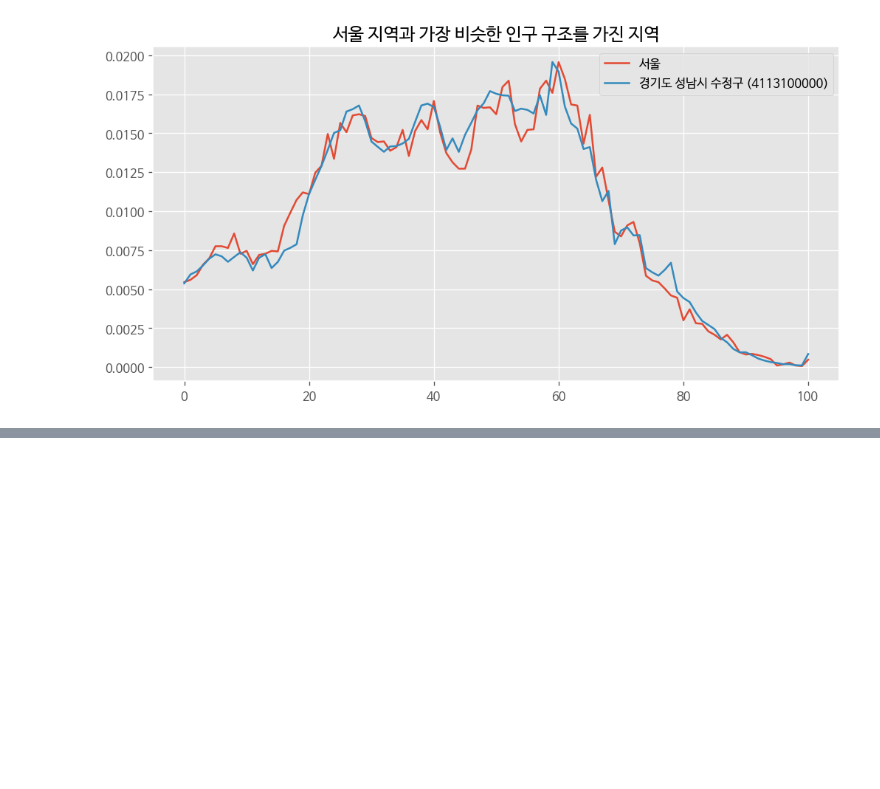
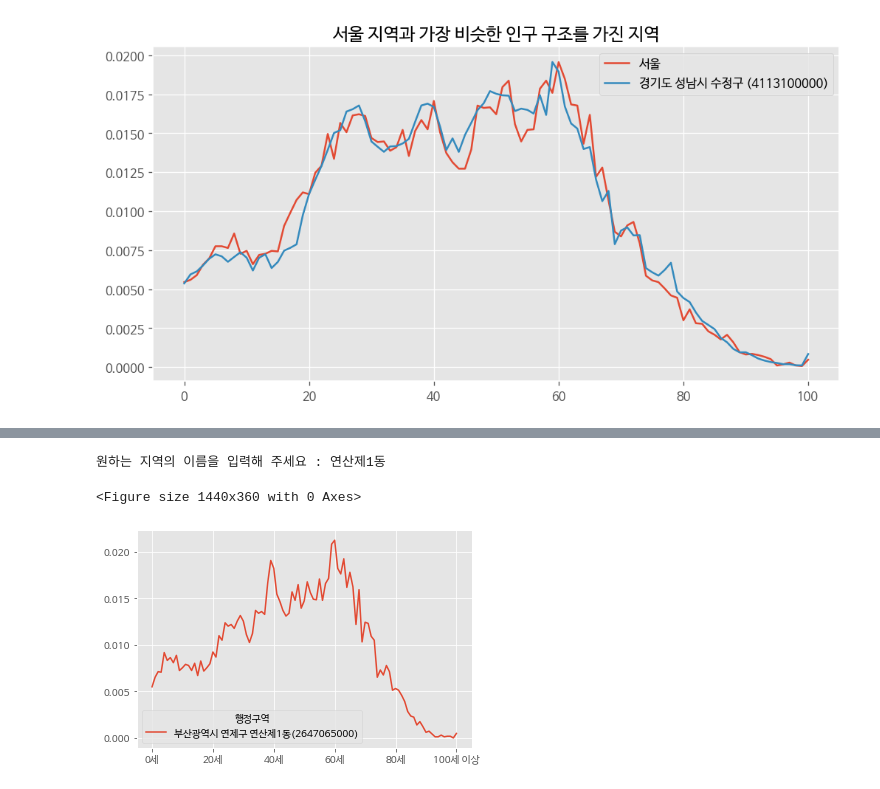
Before and after one commit to taesamja/AIpython, a Jupyter notebook: 모두의데이터분석_라이브러리활용.ipynb, the cells around one changed output, grey strips where cells are left out. Cells and saved outputs as stored; diff of their text form; code cells hidden in the pictures; blank space fills up the shorter version.

```diff
--- a/모두의데이터분석_라이브러리활용.ipynb
+++ b/모두의데이터분석_라이브러리활용.ipynb
@@ -1032,0 +1481,33 @@ plt.show()
+# %%
+# 데이터 그래프로 그리기
+
+filename = '/content/drive/My Drive/DATA/age_pandas.csv'
+
+import pandas as pd
+
+df = pd.read_csv(filename, encoding='cp949', index_col=0)
+
+df = df.div(df['총인구수'], axis=0)
+del df['총인구수'], df['연령구간인구수']
+
+loc_name = input('원하는 지역의 이름을 입력해 주세요 : ')  # 2. 지역 이름 입력
+
+a = df.index.str.contains(loc_name)  # 3. 해당 행을 찾아서 해당 지역의 인구 구조를 저장
+# df.index.str.contains()함수는 데이터 프레임의 인덱스 문자열에 원하는 문자열이 포함된 행을 찾아냅니다.
+
+df2 = df[a]
+
+# 5. 궁금한 지역의 인구 구조와 가장 비슷한 곳의 인구 구조를 시각화 한다.
+import matplotlib.pyplot as plt
+
+plt.rc('font', family="NanumBarunGothic")    # 한글 글꼴 사용
+plt.rcParams['axes.unicode_minus'] = False   # 수치상의 -기호 표시하기
+plt.style.use('ggplot')
+
+df2.T.plot()
+
+plt.show()
+# %% [output]
+원하는 지역의 이름을 입력해 주세요 : 연산제1동
+<Figure size 1440x360 with 0 Axes>
+[figure, added]
```
Also changed, not shown: parts of 31 cells of this notebook.
